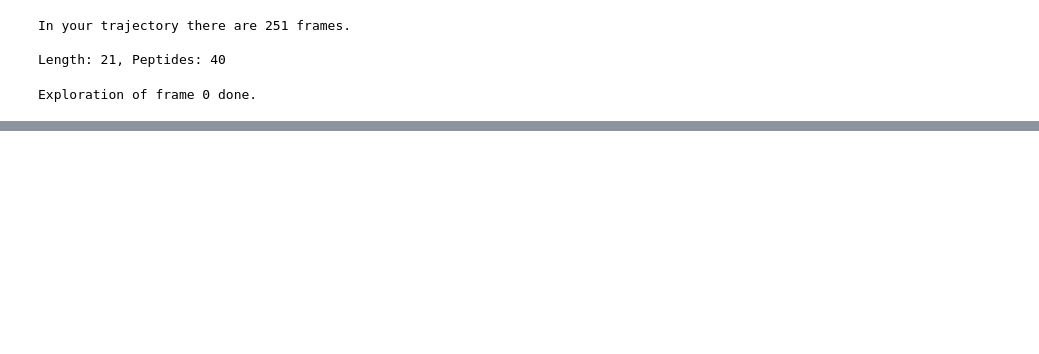
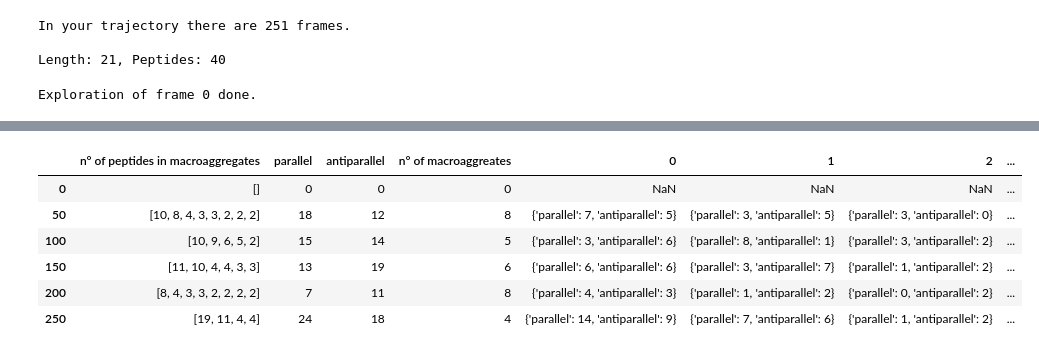
Before and after one commit to lillux/morphoscanner, a Jupyter notebook: sap_analysis.ipynb, the cells around one changed output, grey strips where cells are left out. Saved outputs shown, nothing was run; the diff lists cells and outputs as text; code cells hidden in the pictures; blank space fills up the shorter version.

```diff
--- a/sap_analysis.ipynb
+++ b/sap_analysis.ipynb
@@ -2047,0 +2254,10 @@ Total time to analyze dataset was 15.533963 seconds
+# %%
+universe_glico.database
+# %% [output]
+|  | n° of peptides in macroaggregates | parallel | antiparallel | n° of macroaggreates | 0 | 1 | 2 | ... |
+| 0 | [] | 0 | 0 | 0 | NaN | NaN | NaN | ... |
+| 50 | [10, 8, 4, 3, 3, 2, 2, 2] | 18 | 12 | 8 | {'parallel': 7, 'antiparallel': 5} | {'parallel': 3, 'antiparallel': 5} | {'parallel': 3, 'antiparallel': 0} | ... |
+| 100 | [10, 9, 6, 5, 2] | 15 | 14 | 5 | {'parallel': 3, 'antiparallel': 6} | {'parallel': 8, 'antiparallel': 1} | {'parallel': 3, 'antiparallel': 2} | ... |
+| 150 | [11, 10, 4, 4, 3, 3] | 13 | 19 | 6 | {'parallel': 6, 'antiparallel': 6} | {'parallel': 3, 'antiparallel': 7} | {'parallel': 1, 'antiparallel': 2} | ... |
+| 200 | [8, 4, 3, 3, 2, 2, 2, 2] | 7 | 11 | 8 | {'parallel': 4, 'antiparallel': 3} | {'parallel': 1, 'antiparallel': 2} | {'parallel': 0, 'antiparallel': 2} | ... |
+| 250 | [19, 11, 4, 4] | 24 | 18 | 4 | {'parallel': 14, 'antiparallel': 9} | {'parallel': 7, 'antiparallel': 6} | {'parallel': 1, 'antiparallel': 2} | ... |
```
Also changed, not shown: parts of 24 cells of this notebook, 2 other files.
